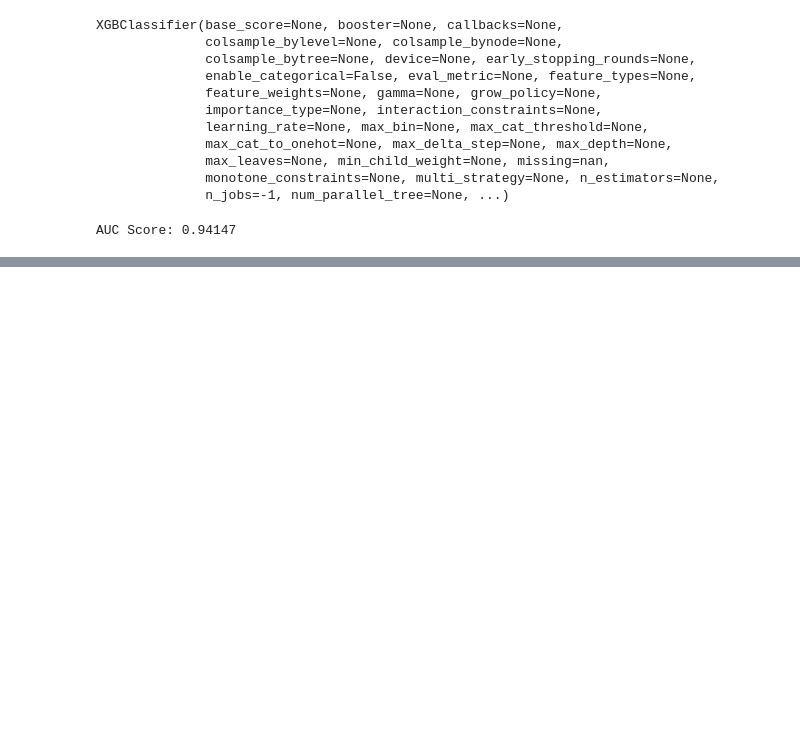
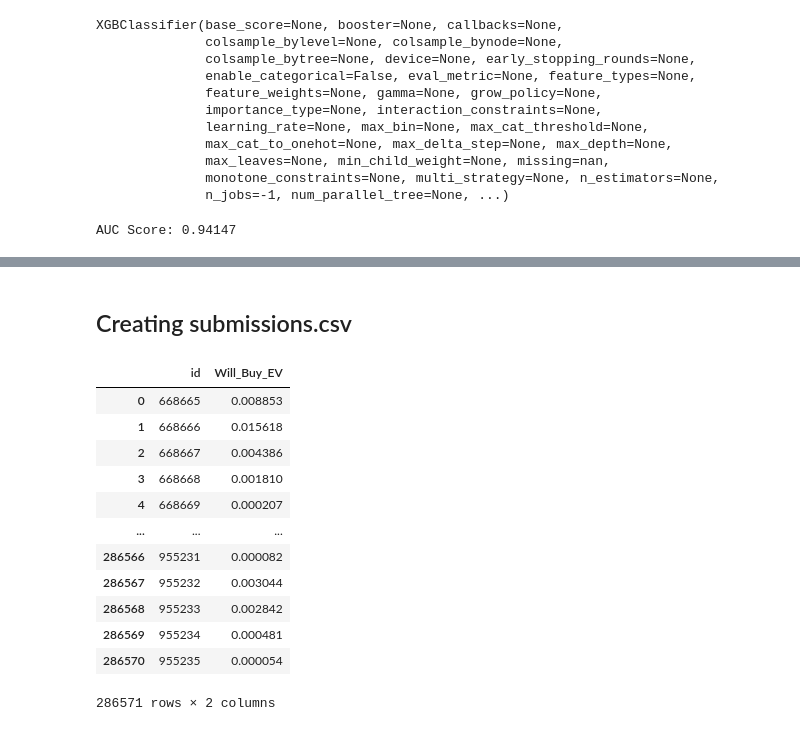
Before and after one commit to singhalishir1911/Electric-Vehicle-Purchases, a Jupyter notebook: Notebook.ipynb, the cells around one changed output, grey strips where cells are left out. Drawn from its saved outputs; the diff is of its cells as text; code cells hidden in the pictures; blank space fills up the shorter version.

Commit message:
Created submission.csv and made predictions using model

```diff
--- a/Notebook.ipynb
+++ b/Notebook.ipynb
@@ -355,3 +355,6 @@ auc_score = roc_auc_score(y_test, y_pred_proba)
 print(f"AUC Score: {auc_score:.5f}")
 # %% [output]
 AUC Score: 0.94147
+# %%
+## Training model again on whole train dataset
+model.fit(X,y)
@@ -357,0 +373,26 @@ AUC Score: 0.94147
+# %% [markdown]
+## Creating submissions.csv
+# %%
+## Predicting probabilities for test.csv
+org_test = pd.read_csv("/kaggle/input/competitions/playground-series-s6e9/sample_submission.csv")
+pred = model.predict_proba(test)[:, 1]
+submission = pd.DataFrame({
+    "id": org_test["id"],
+    "Will_Buy_EV": pred
+})
+submission.to_csv("submission.csv", index=False)
+submission
+# %% [output]
+|  | id | Will_Buy_EV |
+| 0 | 668665 | 0.008853 |
+| 1 | 668666 | 0.015618 |
+| 2 | 668667 | 0.004386 |
+| 3 | 668668 | 0.001810 |
+| 4 | 668669 | 0.000207 |
+| ... | ... | ... |
+| 286566 | 955231 | 0.000082 |
+| 286567 | 955232 | 0.003044 |
+| 286568 | 955233 | 0.002842 |
+| 286569 | 955234 | 0.000481 |
+| 286570 | 955235 | 0.000054 |
+286571 rows × 2 columns
```
Also changed, not shown: parts of 1 cell of this notebook.
